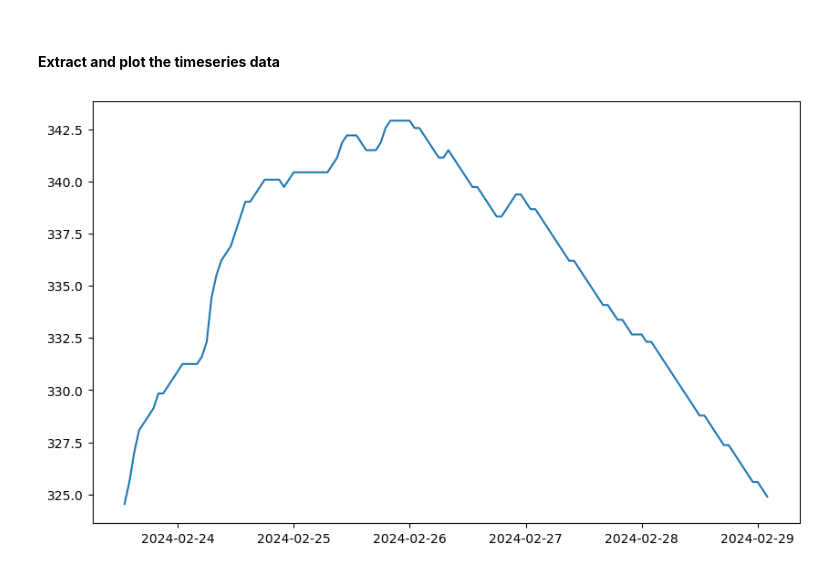
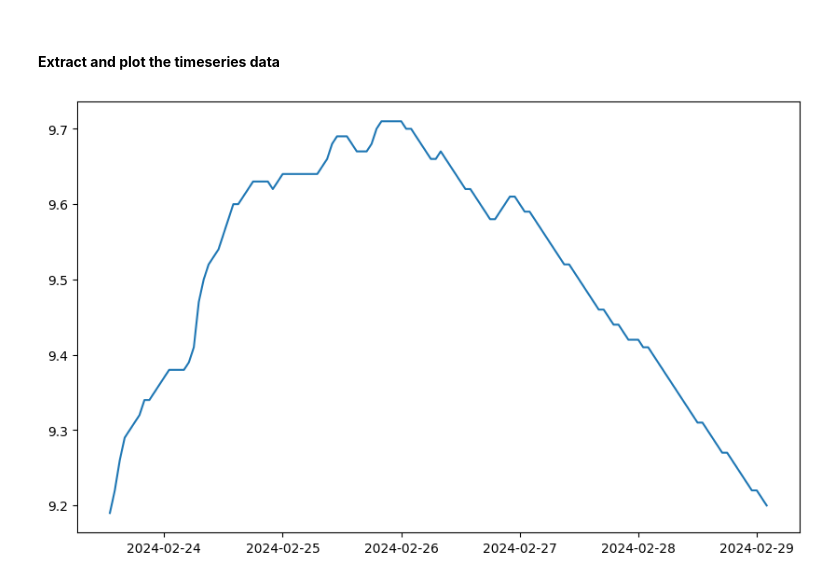
Before and after one commit to mwengren/NWM, a Jupyter notebook: nwm_timeseries_data.ipynb, the cells around one changed output. Saved outputs shown, nothing was run; the diff lists cells and outputs as text; code cells hidden in the pictures.

```diff
--- a/nwm_timeseries_data.ipynb
+++ b/nwm_timeseries_data.ipynb
@@ -61,9 +61,9 @@ end_t = '2024-02-29T02:00'
 # %%
 %%time
 ts_ds = ds.sel(time=slice(start_t, end_t),feature_id=feature_id)
 plt.figure(figsize=(10,6))
-plt.plot(ts_ds.time, ts_ds.streamflow[:]*35.3147)
+plt.plot(ts_ds.time, ts_ds.streamflow[:])
 
 plt.show()
 # %% [output]
-[figure, old version]
+[figure, new version]
```
Also changed, not shown: parts of 2 cells of this notebook.
